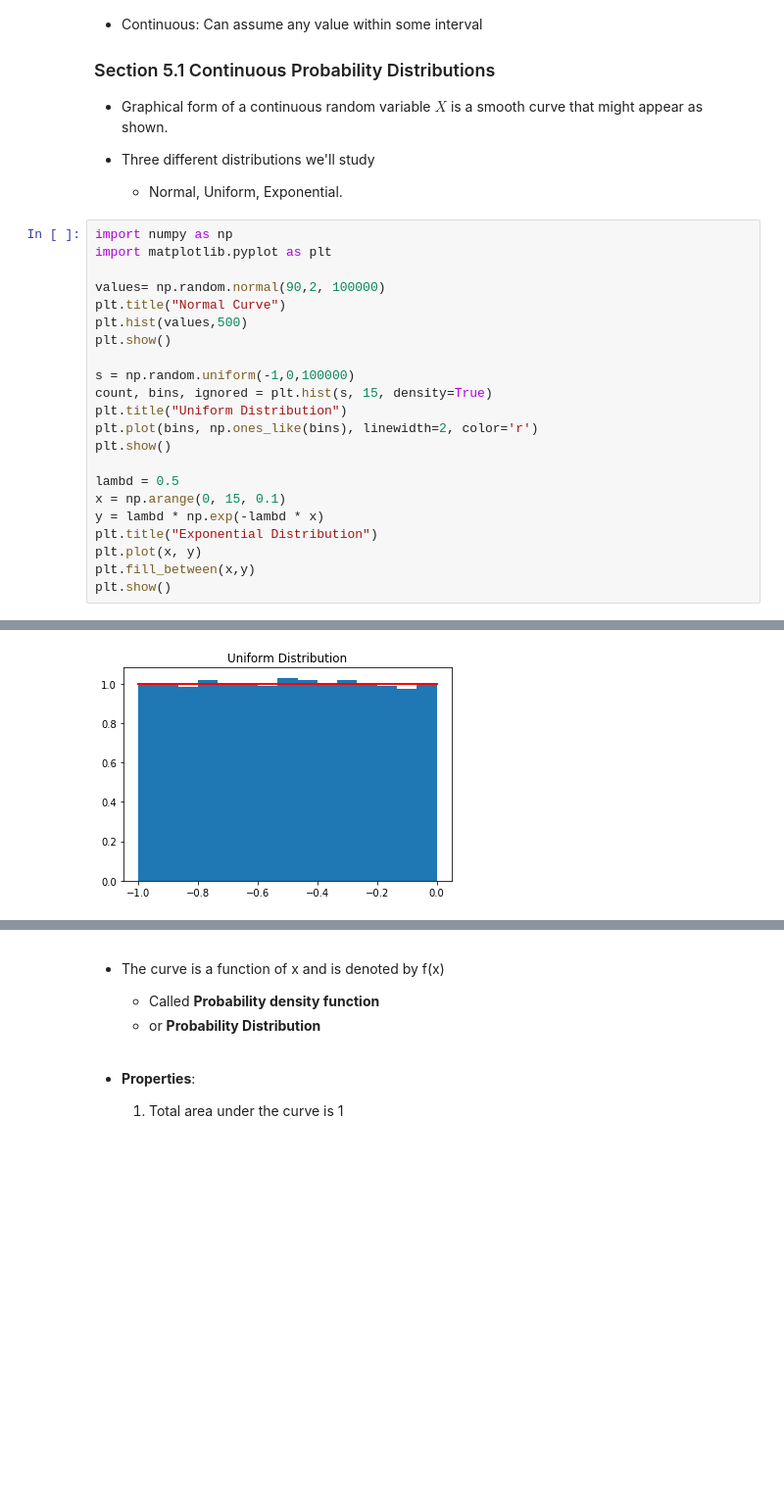
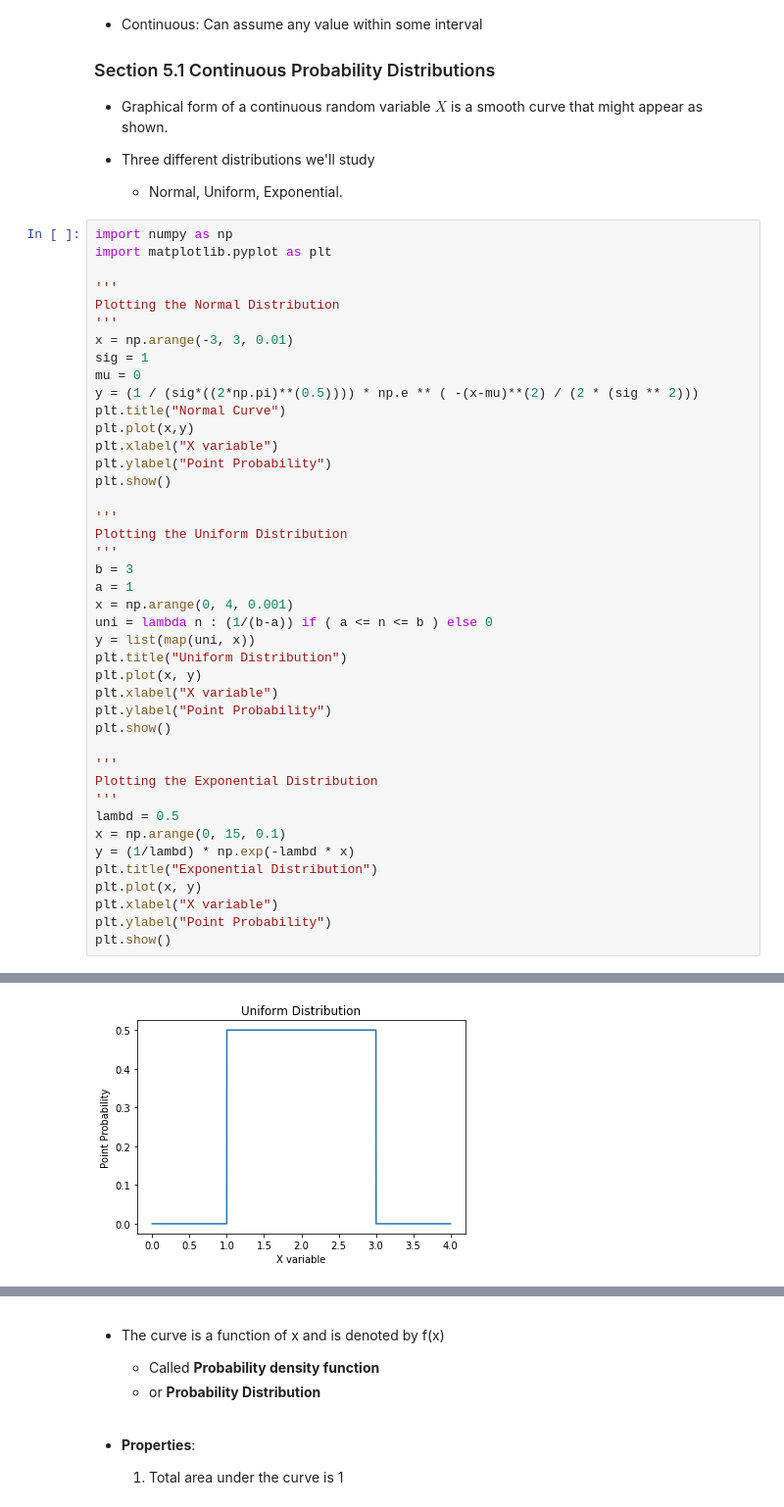
Before and after one commit to bjmedina/Stats-Notes, a Jupyter notebook: l18.ipynb, the cells around one changed output, grey strips where cells are left out. Shown at 98% size. Cells and saved outputs as stored; diff of their text form; blank space fills up the shorter version.

Commit message:
Edited some visualizations. Notes on the exponential distributions done

```diff
--- a/l18.ipynb
+++ b/l18.ipynb
@@ -14,22 +14,42 @@
 import numpy as np
 import matplotlib.pyplot as plt
 
-values= np.random.normal(90,2, 100000)
+'''
+Plotting the Normal Distribution
+'''
+x = np.arange(-3, 3, 0.01)
+sig = 1
+mu = 0
+y = (1 / (sig*((2*np.pi)**(0.5)))) * np.e ** ( -(x-mu)**(2) / (2 * (sig ** 2)))
 plt.title("Normal Curve")
-plt.hist(values,500)
+plt.plot(x,y)
+plt.xlabel("X variable")
+plt.ylabel("Point Probability")
 plt.show()
 
-s = np.random.uniform(-1,0,100000)
-count, bins, ignored = plt.hist(s, 15, density=True)
+'''
+Plotting the Uniform Distribution
+'''
+b = 3
+a = 1
+x = np.arange(0, 4, 0.001)
+uni = lambda n : (1/(b-a)) if ( a <= n <= b ) else 0
+y = list(map(uni, x))
 plt.title("Uniform Distribution")
-plt.plot(bins, np.ones_like(bins), linewidth=2, color='r')
+plt.plot(x, y)
+plt.xlabel("X variable")
+plt.ylabel("Point Probability")
 plt.show()
 
+'''
+Plotting the Exponential Distribution
+'''
 lambd = 0.5
 x = np.arange(0, 15, 0.1)
-y = lambd * np.exp(-lambd * x)
+y = (1/lambd) * np.exp(-lambd * x)
 plt.title("Exponential Distribution")
 plt.plot(x, y)
-plt.fill_between(x,y)
+plt.xlabel("X variable")
+plt.ylabel("Point Probability")
 plt.show()
 # %% [output]
@@ -37 +57 @@ plt.show()
-[figure, old version]
+[figure, new version]
```
Also changed, not shown: parts of 1 cell of this notebook, 2 other files.
